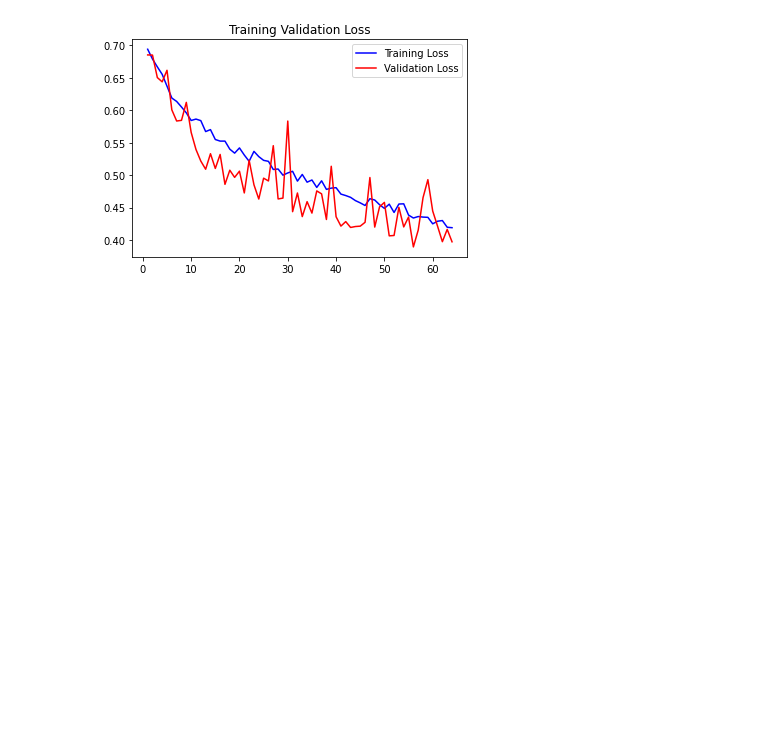
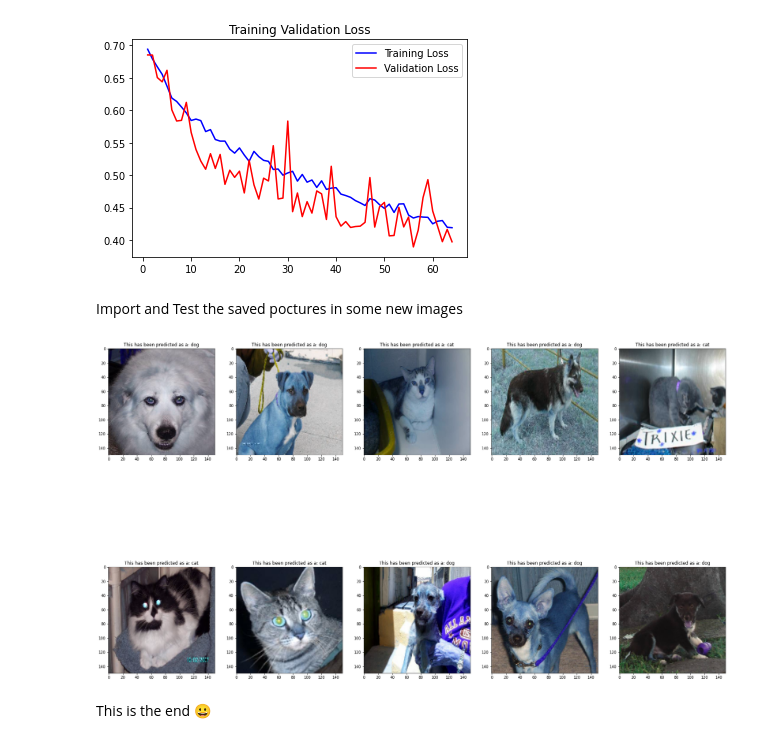
Before and after one commit to Joe-Ol/Drafts, a Jupyter notebook: Vision/notebook_cats_vs_dogs.ipynb, the cells around one changed output. Saved outputs shown, nothing was run; the diff lists cells and outputs as text; code cells hidden in the pictures; blank space fills up the shorter version.

```diff
--- a/Vision/notebook_cats_vs_dogs.ipynb
+++ b/Vision/notebook_cats_vs_dogs.ipynb
@@ -37,11 +43,11 @@ import gc
 # %%
-train_dir = '/content/drive/MyDrive/Colab Notebooks/Computer Vision/Cats&Dogs/train'
-test_dir = '/content/drive/MyDrive/Colab Notebooks/Computer Vision/Cats&Dogs/test'
+train_dir = '/Cats&Dogs/train'
+test_dir = '/Cats&Dogs/test'
 
-train_dogs = ['/content/drive/MyDrive/Colab Notebooks/Computer Vision/Cats&Dogs/train/{}'.format(i) for i in os.listdir(train_dir) if 'dog' in i]
-train_cats = ['/content/drive/MyDrive/Colab Notebooks/Computer Vision/Cats&Dogs/train/{}'.format(i) for i in os.listdir(train_dir) if 'cat' in i]
+train_dogs = ['/Cats&Dogs/train/{}'.format(i) for i in os.listdir(train_dir) if 'dog' in i]
+train_cats = ['/Cats&Dogs/train/{}'.format(i) for i in os.listdir(train_dir) if 'cat' in i]
 
-test_images = ['/content/drive/MyDrive/Colab Notebooks/Computer Vision/Cats&Dogs/test/{}'.format(i) for i in os.listdir(test_dir)]
+test_images = ['/Cats&Dogs/test/{}'.format(i) for i in os.listdir(test_dir)]
 
 train_imgs = train_dogs[:2000] + train_cats[:2000]
 random.shuffle(train_imgs)
@@ -256,3 +256,42 @@ plt.show()
 # %% [output]
 [figure]
 [figure]
+# %% [markdown]
+Import and Test the saved poctures in some new images
+# %%
+# load saved model i.e. model_keras
+
+from tensorflow import keras
+model = keras.models.load_model('/Cats&Dogs/model_keras.h5')
+# %%
+test_dir = '/Cats&Dogs/test'
+test_images = ['/Cats&Dogs/test/{}'.format(i) for i in os.listdir(test_dir)]
+
+X_test, y_test = process_img(test_images[0:10])     #Y_test will be empty since we dont have labels for these
+x = np.array(X_test)
+test_datagen = ImageDataGenerator(rescale=1./255)
+# %%
+# Use a loop to go over the test cases and make predictions
+columns = 5
+i = 0
+text_labels = []
+plt.figure(figsize=(30,20))
+for batch in test_datagen.flow(x, batch_size=1):
+    pred = model.predict(batch)
+    if pred > 0.5:
+        text_labels.append('dog')
+    else:
+        text_labels.append('cat')
+
+    plt.subplot(5 / columns + 1, columns, i + 1)
+    plt.title('This has been predicted as a: ' + text_labels[i])
+    imgplot = plt.imshow(batch[0])
+    i += 1
+    if i % 10 == 0:
+        break
+
+plt.show()
+# %% [output]
+[figure, added]
+# %% [markdown]
+This is the end 😀
```
Also changed, not shown: parts of 17 cells of this notebook.
